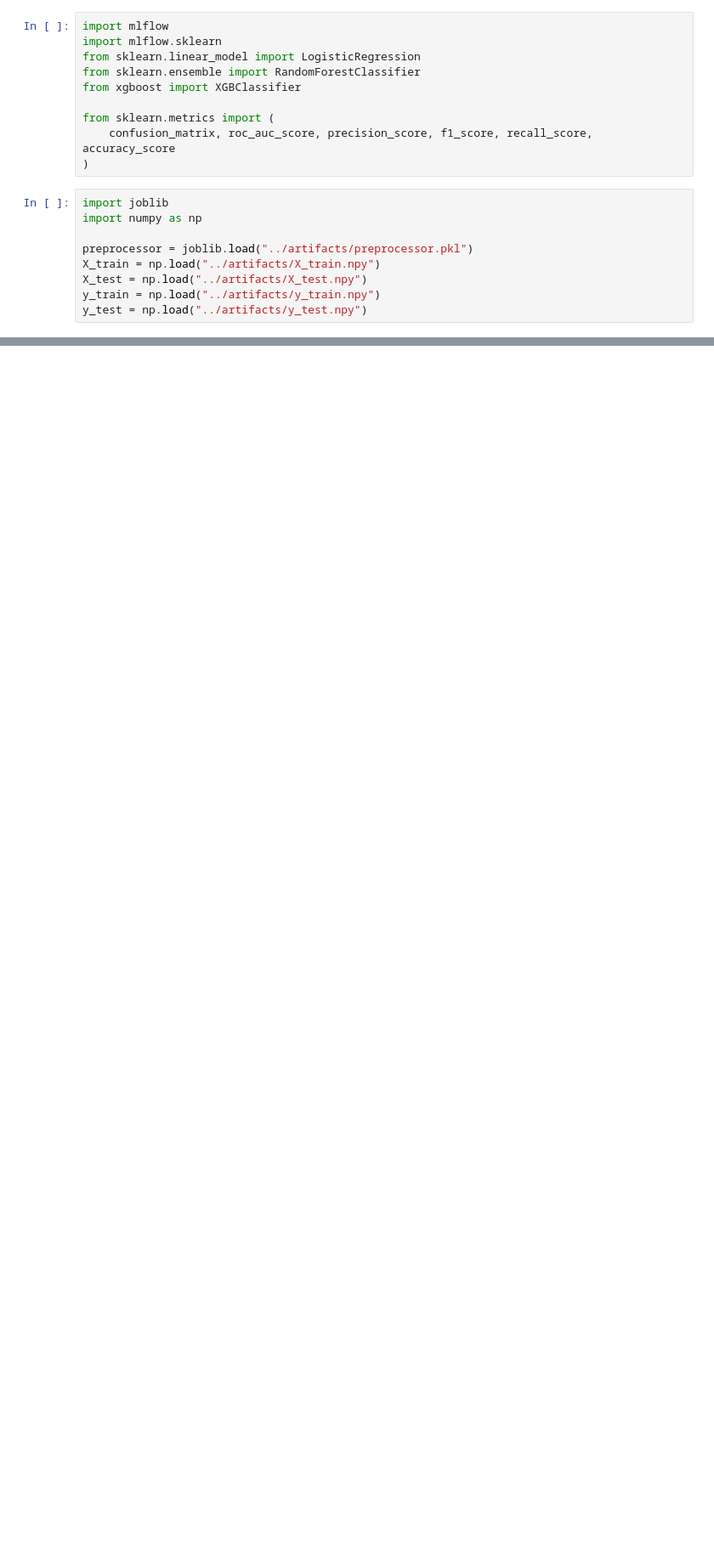
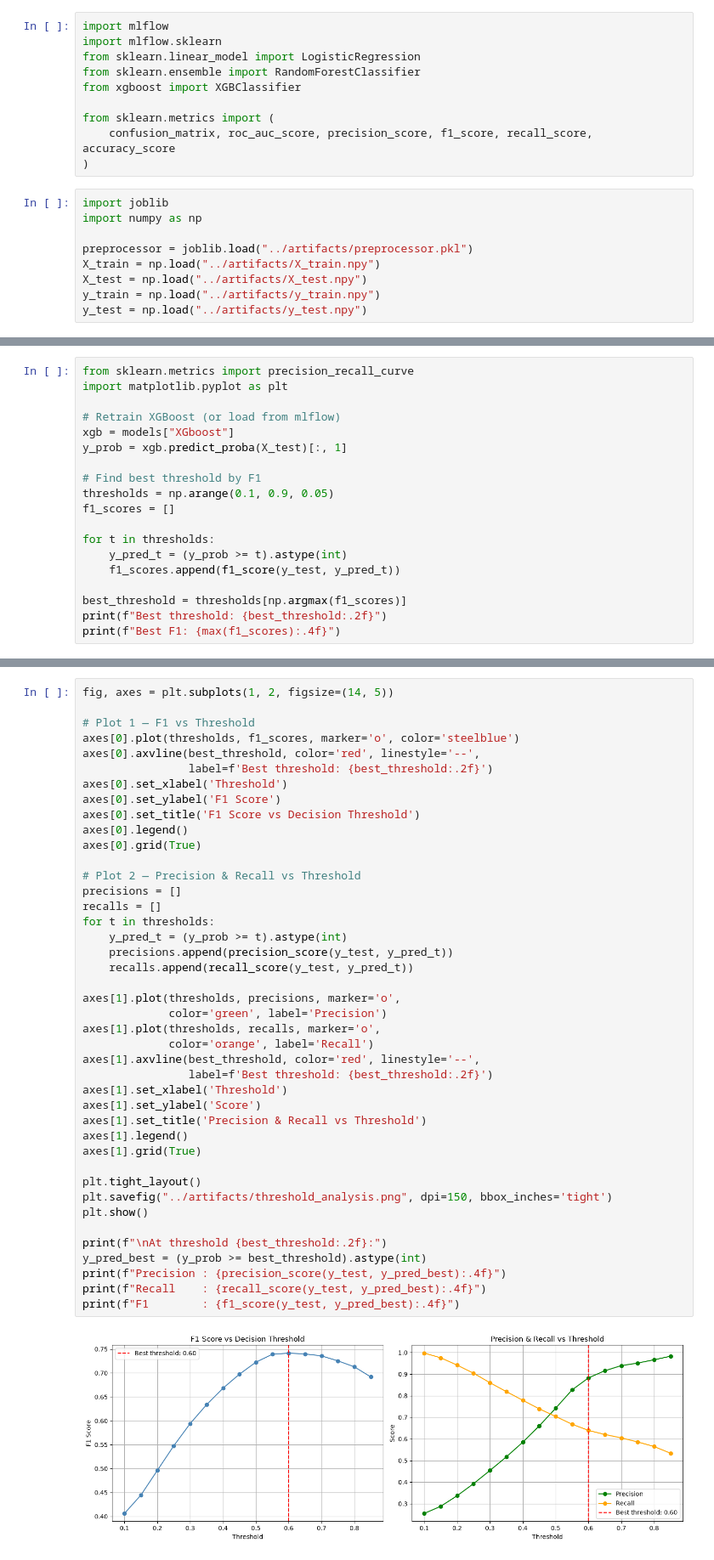
Before and after one commit to menuka-prasad/loan-default-predictor, a Jupyter notebook: notebooks/training.ipynb, the cells around one changed output, grey strips where cells are left out. Shown at 85% size. Drawn from its saved outputs; the diff is of its cells as text; blank space fills up the shorter version.

```diff
--- a/notebooks/training.ipynb
+++ b/notebooks/training.ipynb
@@ -147,0 +157,19 @@ ROC AUC  : 1.0000
+# %%
+from sklearn.metrics import precision_recall_curve
+import matplotlib.pyplot as plt
+
+# Retrain XGBoost (or load from mlflow)
+xgb = models["XGboost"]
+y_prob = xgb.predict_proba(X_test)[:, 1]
+
+# Find best threshold by F1
+thresholds = np.arange(0.1, 0.9, 0.05)
+f1_scores = []
+
+for t in thresholds:
+    y_pred_t = (y_prob >= t).astype(int)
+    f1_scores.append(f1_score(y_test, y_pred_t))
+
+best_threshold = thresholds[np.argmax(f1_scores)]
+print(f"Best threshold: {best_threshold:.2f}")
+print(f"Best F1: {max(f1_scores):.4f}")
@@ -147,0 +183,44 @@ ROC AUC  : 1.0000
+# %%
+fig, axes = plt.subplots(1, 2, figsize=(14, 5))
+
+# Plot 1 — F1 vs Threshold
+axes[0].plot(thresholds, f1_scores, marker='o', color='steelblue')
+axes[0].axvline(best_threshold, color='red', linestyle='--',
+                label=f'Best threshold: {best_threshold:.2f}')
+axes[0].set_xlabel('Threshold')
+axes[0].set_ylabel('F1 Score')
+axes[0].set_title('F1 Score vs Decision Threshold')
+axes[0].legend()
+axes[0].grid(True)
+
+# Plot 2 — Precision & Recall vs Threshold
+precisions = []
+recalls = []
+for t in thresholds:
+    y_pred_t = (y_prob >= t).astype(int)
+    precisions.append(precision_score(y_test, y_pred_t))
+    recalls.append(recall_score(y_test, y_pred_t))
+
+axes[1].plot(thresholds, precisions, marker='o',
+             color='green', label='Precision')
+axes[1].plot(thresholds, recalls, marker='o',
+             color='orange', label='Recall')
+axes[1].axvline(best_threshold, color='red', linestyle='--',
+                label=f'Best threshold: {best_threshold:.2f}')
+axes[1].set_xlabel('Threshold')
+axes[1].set_ylabel('Score')
+axes[1].set_title('Precision & Recall vs Threshold')
+axes[1].legend()
+axes[1].grid(True)
+
+plt.tight_layout()
+plt.savefig("../artifacts/threshold_analysis.png", dpi=150, bbox_inches='tight')
+plt.show()
+
+print(f"\nAt threshold {best_threshold:.2f}:")
+y_pred_best = (y_prob >= best_threshold).astype(int)
+print(f"Precision : {precision_score(y_test, y_pred_best):.4f}")
+print(f"Recall    : {recall_score(y_test, y_pred_best):.4f}")
+print(f"F1        : {f1_score(y_test, y_pred_best):.4f}")
+# %% [output]
+[figure, added]
```
Also changed, not shown: parts of 32 cells of this notebook, 15 other files.
